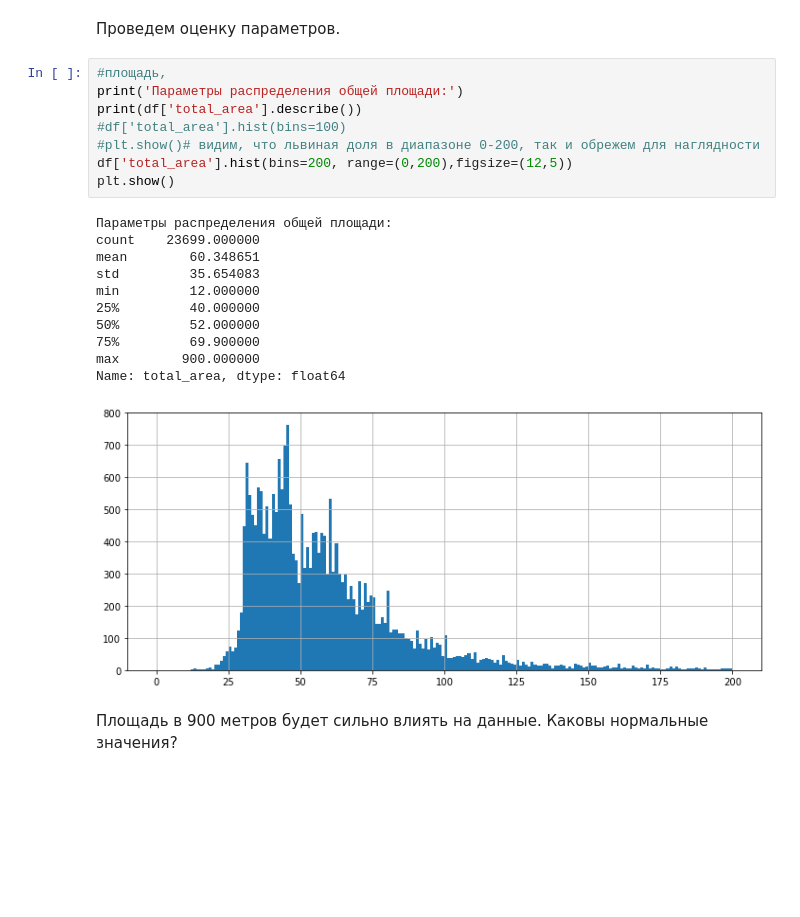
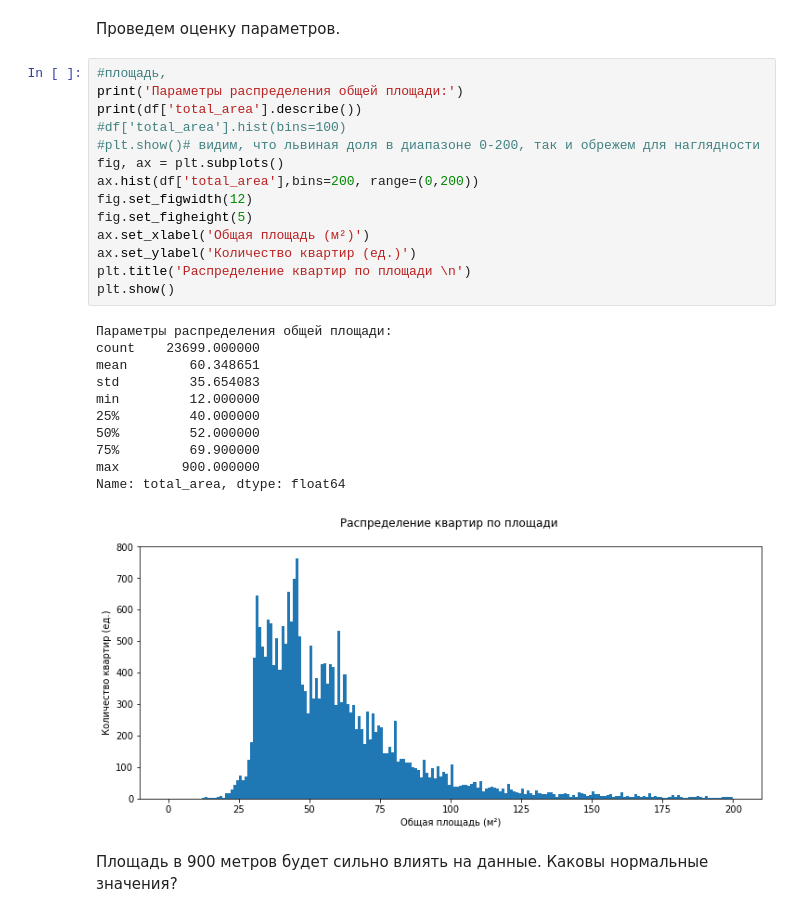
Before and after one commit to GitPilgrim/SPB_real_estate_research, a Jupyter notebook: SPB_real_estate_research.ipynb, the cells around one changed output. Saved outputs shown, nothing was run; the diff lists cells and outputs as text; blank space fills up the shorter version.

```diff
--- a/SPB_real_estate_research.ipynb
+++ b/SPB_real_estate_research.ipynb
@@ -635,23 +645,29 @@ Name: is_image, dtype: int64
 # %%
 #площадь,
 print('Параметры распределения общей площади:')
 print(df['total_area'].describe())
 #df['total_area'].hist(bins=100)
 #plt.show()# видим, что львиная доля в диапазоне 0-200, так и обрежем для наглядности
-df['total_area'].hist(bins=200, range=(0,200),figsize=(12,5))
+fig, ax = plt.subplots()
+ax.hist(df['total_area'],bins=200, range=(0,200))
+fig.set_figwidth(12)
+fig.set_figheight(5)
+ax.set_xlabel('Общая площадь (м²)')
+ax.set_ylabel('Количество квартир (ед.)')
+plt.title('Распределение квартир по площади \n')
 plt.show()
 # %% [output]
 Параметры распределения общей площади:
 count    23699.000000
 mean        60.348651
 std         35.654083
 min         12.000000
 25%         40.000000
 50%         52.000000
 75%         69.900000
 max        900.000000
 Name: total_area, dtype: float64
-[figure, old version]
+[figure, new version]
 # %% [markdown]
 Площадь в 900 метров будет сильно влиять на данные. Каковы нормальные значения?
 # %%
```
Also changed, not shown: parts of 26 cells of this notebook, 1 other file.
